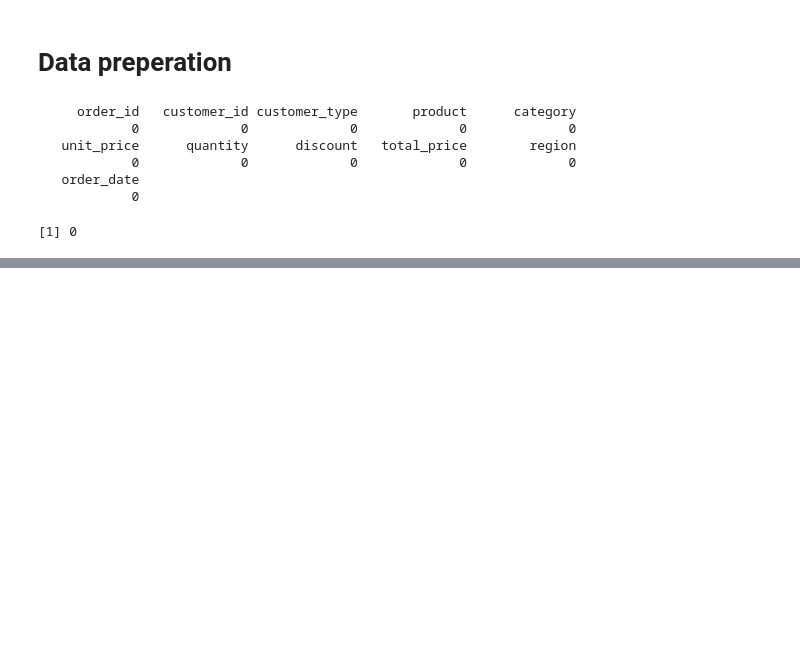
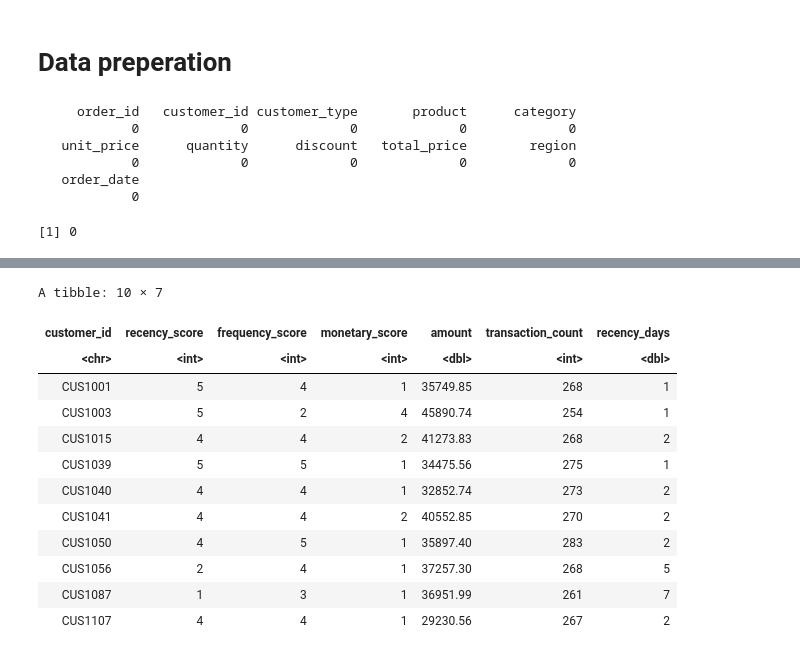
Before and after one commit to koggan98/MarkFor, a Jupyter notebook: test.ipynb, the cells around one changed output, grey strips where cells are left out. Saved outputs shown, nothing was run; the diff lists cells and outputs as text; code cells hidden in the pictures; blank space fills up the shorter version.

```diff
--- a/test.ipynb
+++ b/test.ipynb
@@ -392,0 +658,20 @@ ERROR: Error in rfm_plot_scatter(rfm_result_b2c): konnte Funktion "rfm_plot_scat
+# %%
+# Drucke ein paar Beispiele von Uncategorized-Kunden
+rfm_segmented_b2c %>%
+  filter(segment == "Uncategorized") %>%
+  select(customer_id, recency_score, frequency_score, monetary_score, amount, transaction_count, recency_days) %>%
+  head(10)
+# %% [output]
+A tibble: 10 × 7
+| customer_id | recency_score | frequency_score | monetary_score | amount | transaction_count | recency_days |
+| <chr> | <int> | <int> | <int> | <dbl> | <int> | <dbl> |
+| CUS1001 | 5 | 4 | 1 | 35749.85 | 268 | 1 |
+| CUS1003 | 5 | 2 | 4 | 45890.74 | 254 | 1 |
+| CUS1015 | 4 | 4 | 2 | 41273.83 | 268 | 2 |
+| CUS1039 | 5 | 5 | 1 | 34475.56 | 275 | 1 |
+| CUS1040 | 4 | 4 | 1 | 32852.74 | 273 | 2 |
+| CUS1041 | 4 | 4 | 2 | 40552.85 | 270 | 2 |
+| CUS1050 | 4 | 5 | 1 | 35897.40 | 283 | 2 |
+| CUS1056 | 2 | 4 | 1 | 37257.30 | 268 | 5 |
+| CUS1087 | 1 | 3 | 1 | 36951.99 | 261 | 7 |
+| CUS1107 | 4 | 4 | 1 | 29230.56 | 267 | 2 |
```
Also changed, not shown: parts of 35 cells of this notebook, 1 other file.
